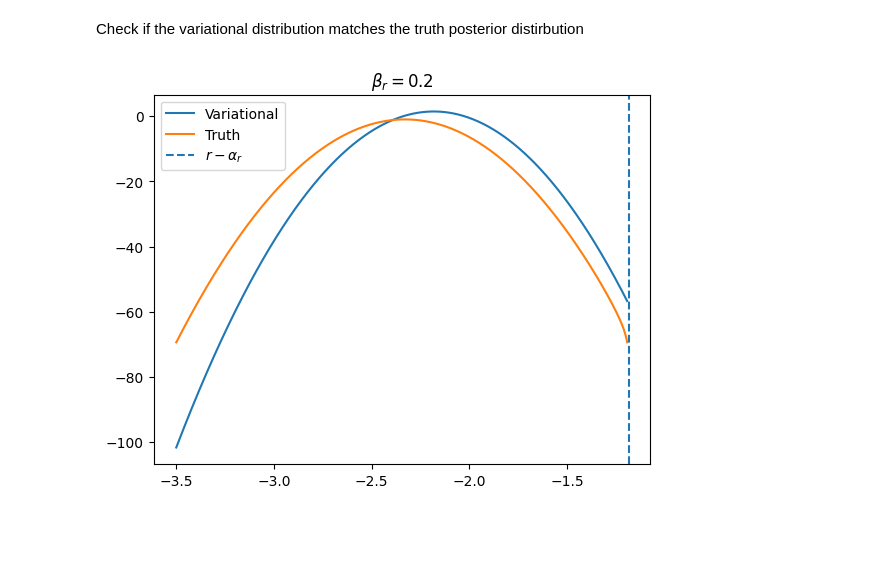
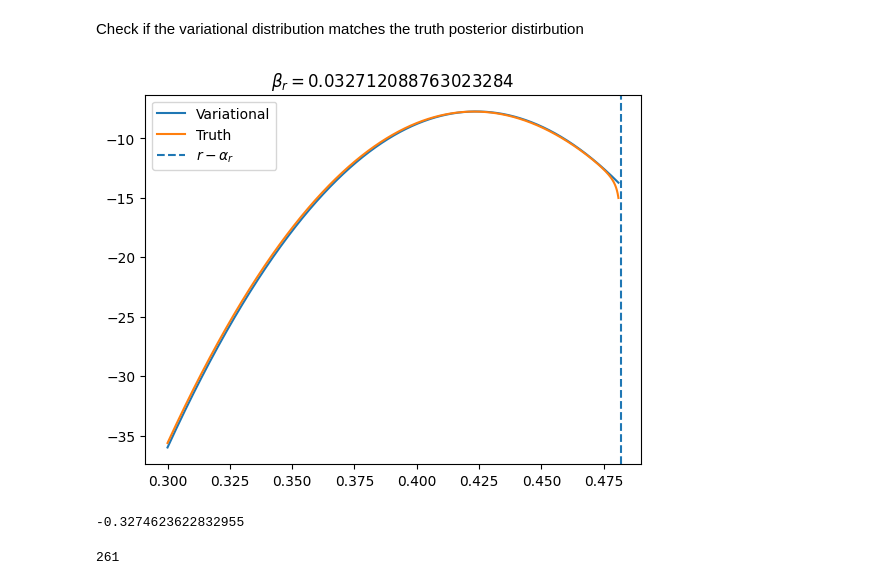
Before and after one commit to hengyuf/VSMCG, a Jupyter notebook: Diagnostics.ipynb, the cells around one changed output. Cells and saved outputs as stored; diff of their text form; code cells hidden in the pictures; blank space fills up the shorter version.

```diff
--- a/Diagnostics.ipynb
+++ b/Diagnostics.ipynb
@@ -23,5 +46,2 @@ sampler=TEST_SAMPLER(T,params,path='./pth/VIScaler_test1_9.pth',debug=True)
 # %% [markdown]
 ### ESS plot
-# %%
-samples,weights=sampler.sample(10000,r,resample_thre=0.2,checklist=[40,50,60])
-sampler.plot_ESS()
@@ -51,0 +48,24 @@ output2[index]: tensor([0.0971], grad_fn=<SelectBackward0>)
+# %%
+
+fig, axs = plt.subplots(2, 2, figsize=(32, 10))
+timelist=[9, 199, 299, 399]
+N=10000
+font1={'family' : 'Times New Roman', 'size': 20,"fontstyle":"oblique"}
+font2={'family' : 'Times New Roman', 'size': 20}
+for i, epoch in enumerate(timelist):
+    ax = axs[i // 2, i % 2]
+
+    ax.tick_params(axis='both', which='major', labelsize=14)
+    ax.tick_params(axis='both', which='minor', labelsize=10)
+    sampler=TEST_SAMPLER(T,params,path=f'./tmppth/VIScaler_test1_{epoch}.pth',debug=True)
+    samples,weights=sampler.sample(N,r,resample_thre=0.2,checklist=[])
+    ax.set_title(f"Epoch={epoch}",fontdict=font2)
+    if i==2 or i ==3:
+        ax.set_xlabel("t")
+    if i==0 or i==2:
+        ax.set_ylabel("ESS",fontdict=font2)
+    ax.set_yticks([0,0.2*N,0.4*N,0.6*N,0.8*N,N])
+    ax.set_xlim(-0.1,sampler.T)
+    ax.set_ylim(0,N+500)
+    ax.plot(range(sampler.T),sampler.ESS_list)
+    ax.grid(linestyle="--")
@@ -81,19 +136,27 @@ plt.show()
 Check if the variational distribution matches the truth posterior distirbution
 # %%
 
-N=1000
-
-r=-0.98150312
-r_past=-5.84148518
-eps=torch.linspace(-3.5,r-alpha_r-0.01,N)
+N=10000
+r_past=-0.2530992177737233
+r=0.608292365885846
+eps=torch.linspace(0.3,r-alpha_r-0.001,N)
 eps_past=r_past-alpha_r-1e-2-0.1*torch.ones_like(eps)#torch.rand_like(eps)
 log_prob=sampler.log_policy_density(eps=eps,eps_past=eps_past,rr=r,r_past=r_past)
 log_prob_truth=sampler.log_likelihood_update(epsilon=eps.detach().numpy(),r=r,epsilon_past=eps_past.detach().numpy(),r_past=r_past)
-plt.plot(eps,log_prob.detach().numpy(),label="Variational")
+
+log_prob=log_prob.detach().numpy()
+
+log_prob-=np.log(np.sum(np.exp(log_prob)))
+log_prob_truth-=np.log(np.sum(np.exp(log_prob_truth)))
+plt.plot(eps,log_prob,label="Variational")
 plt.plot(eps,log_prob_truth,label='Truth')
 plt.title(r"$\beta_r=$"+f"{beta_r}")
 plt.axvline(x=r-alpha_r,ls="--",label=r"$r-\alpha_r$")
 plt.legend()
 plt.show()
 # %% [output]
-[figure, old version]
+[figure, new version]
+# %%
+r-alpha_r
+# %% [output]
+-0.3274623622832955
@@ -99,0 +167,4 @@ plt.show()
+# %%
+len(ra)
+# %% [output]
+261
```
Also changed, not shown: parts of 12 cells of this notebook, 8 other files.
